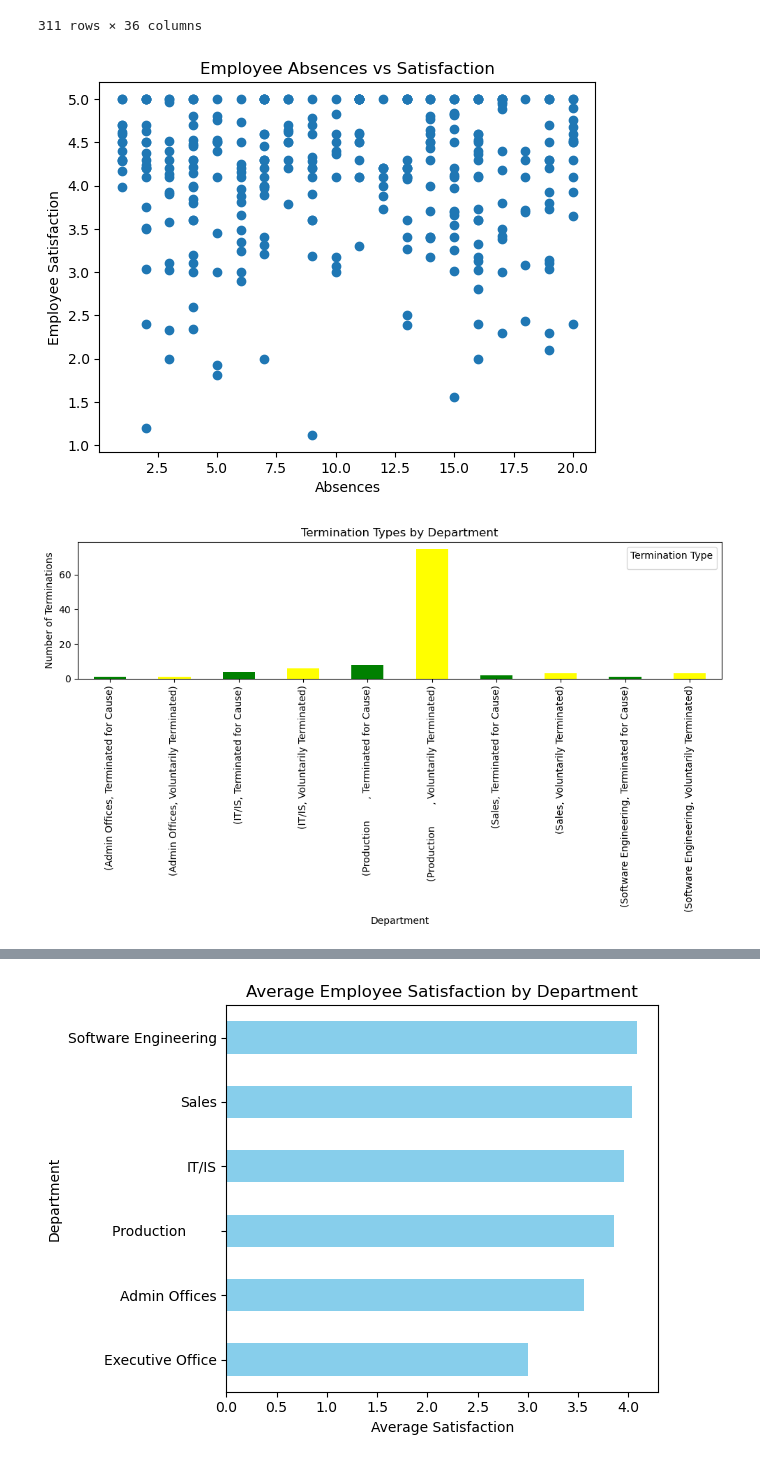
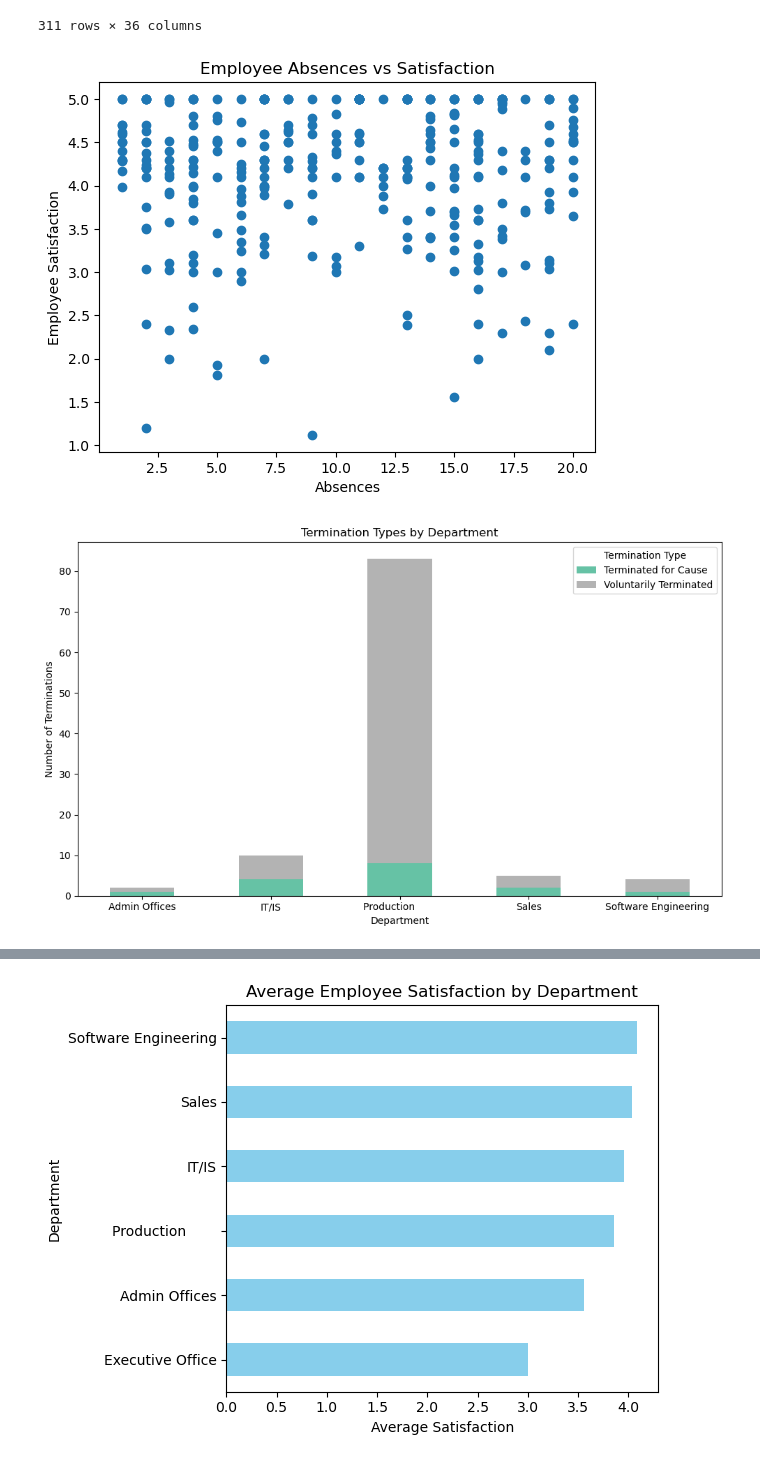
Before and after one commit to Kanitoure5301/tkh_career_analysis, a Jupyter notebook: notebooks/attendance_kani.ipynb, the cells around one changed output, grey strips where cells are left out. Saved outputs shown, nothing was run; the diff lists cells and outputs as text; code cells hidden in the pictures.

```diff
--- a/notebooks/attendance_kani.ipynb
+++ b/notebooks/attendance_kani.ipynb
@@ -55,28 +55,52 @@ hr_data.isnull()
 # %%
 # Beginning of EDA
 
 # Plotting Employee absences vs Engagement/Satisfaction -
 
 plt.scatter(hr_data['Absences'], hr_data['EngagementSurvey'])
 plt.title('Employee Absences vs Satisfaction')
 plt.xlabel('Absences')
 plt.ylabel('Employee Satisfaction')
 plt.show()
 
 
 
 # Plotting Departments vs Termination rates
+terminated_df = hr_data[hr_data['EmploymentStatus'] != 'Active']
+term_type = terminated_df.groupby(['Department', 'EmploymentStatus']).size().unstack(fill_value=0)
 
-terminated_df = hr_data[hr_data['EmploymentStatus'] != 'Active']
-term_type = terminated_df.groupby(['Department', 'EmploymentStatus']).size()
-
-term_type.plot(kind='bar', figsize=(10,6), color=['green', 'yellow'])
+term_type.plot(kind='bar', stacked=True, figsize=(10, 6), colormap='Set2')
 plt.title('Termination Types by Department')
 plt.xlabel('Department')
 plt.ylabel('Number of Terminations')
 plt.legend(title='Termination Type')
+plt.xticks(rotation=0)
 plt.tight_layout()
 plt.show()
+
+
+# Plotting Termination Reason
+
+
+""" # production_terminated = terminated_df[terminated_df['Department'] == 'Production       ']
+prod_term_reason_counts = production_terminated['TermReason'].value_counts()
+
+prod_term_reason_counts.plot(kind='bar')
+plt.title('Termination Reasons in Production Department')
+plt.xlabel('Reason for Leaving')
+plt.ylabel('Number of Employees')
+#plt.show """
+
+total_prod = hr_data[hr_data['Department'] == 'Production       '].shape[0]
+production_terminated = terminated_df[terminated_df['Department'] == 'Production       ']
+terminated_count = production_terminated.shape[0]
+prod_term_reason_counts = production_terminated['TermReason'].value_counts()
+termination_rate = (terminated_count / total_prod) * 100 if total_prod > 0 else 0
+
+print(f"Total Production employees: {total_prod}")
+print(f"Terminated Production employees: {terminated_count} ({termination_rate:.1f}%)")
+print("Termination reasons breakdown:")
+print(prod_term_reason_counts)
 # %% [output]
 [figure]
-[figure, old version]
+[figure, new version]
```
Also changed, not shown: parts of 6 cells of this notebook.
